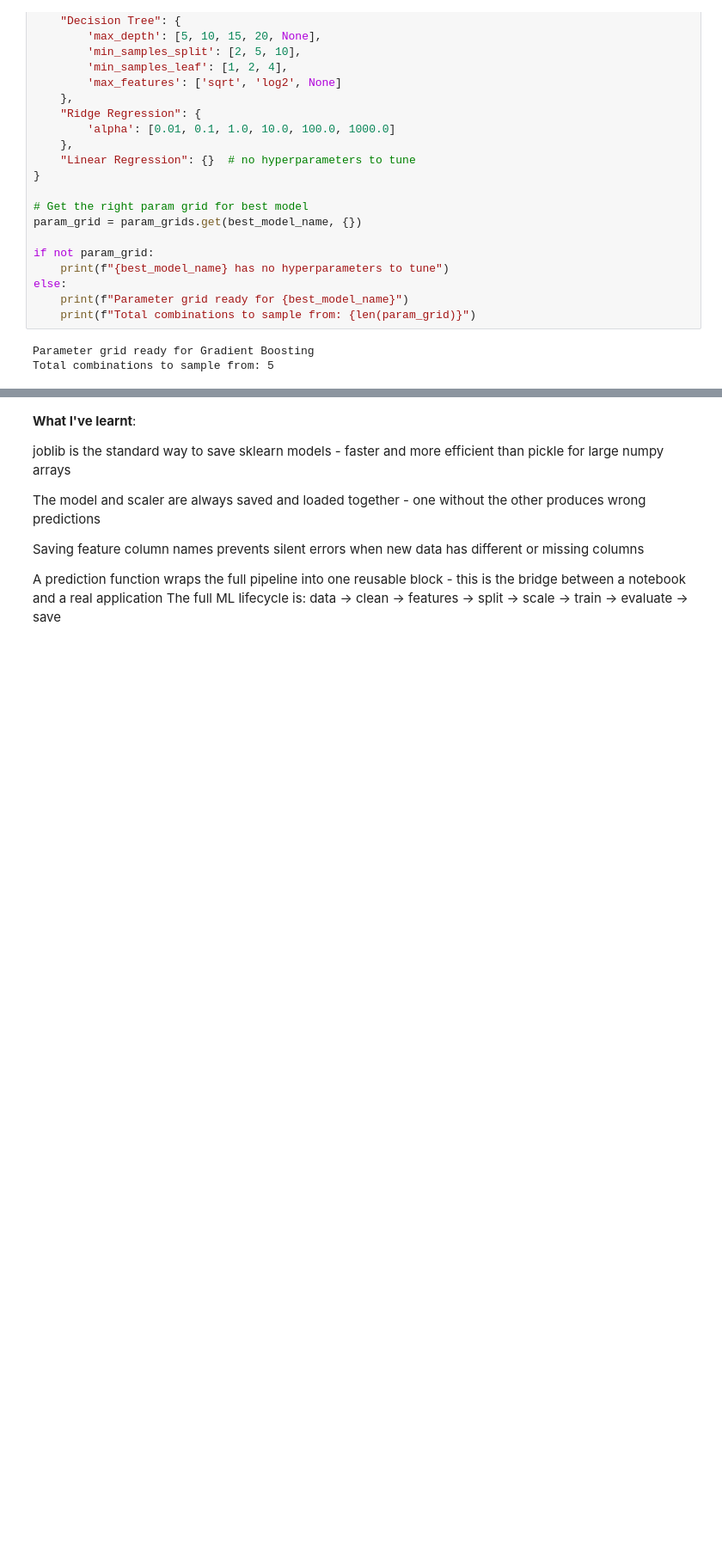
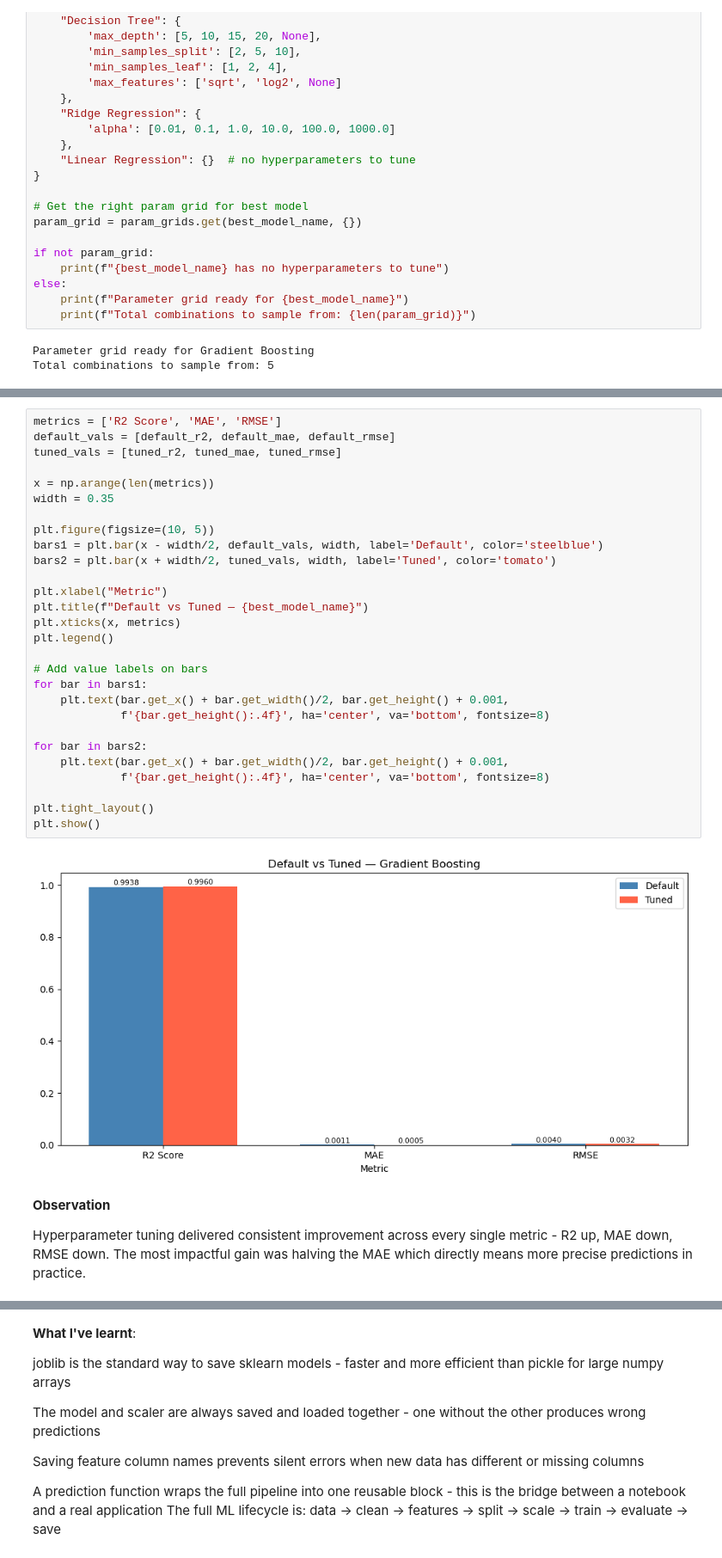
Before and after one commit to timothydzokoto/ALX_data_learning_track_journey, a Jupyter notebook: Projects/CO2_Regression_2.ipynb, the cells around one changed output, grey strips where cells are left out. Shown at 86% size. Drawn from its saved outputs; the diff is of its cells as text; blank space fills up the shorter version.

Commit message:
Added explanation to graphs

```diff
--- a/Projects/CO2_Regression_2.ipynb
+++ b/Projects/CO2_Regression_2.ipynb
@@ -1339,0 +1409,34 @@ if param_grid:
+# %%
+metrics = ['R2 Score', 'MAE', 'RMSE']
+default_vals = [default_r2, default_mae, default_rmse]
+tuned_vals = [tuned_r2, tuned_mae, tuned_rmse]
+
+x = np.arange(len(metrics))
+width = 0.35
+
+plt.figure(figsize=(10, 5))
+bars1 = plt.bar(x - width/2, default_vals, width, label='Default', color='steelblue')
+bars2 = plt.bar(x + width/2, tuned_vals, width, label='Tuned', color='tomato')
+
+plt.xlabel("Metric")
+plt.title(f"Default vs Tuned — {best_model_name}")
+plt.xticks(x, metrics)
+plt.legend()
+
+# Add value labels on bars
+for bar in bars1:
+    plt.text(bar.get_x() + bar.get_width()/2, bar.get_height() + 0.001,
+             f'{bar.get_height():.4f}', ha='center', va='bottom', fontsize=8)
+
+for bar in bars2:
+    plt.text(bar.get_x() + bar.get_width()/2, bar.get_height() + 0.001,
+             f'{bar.get_height():.4f}', ha='center', va='bottom', fontsize=8)
+
+plt.tight_layout()
+plt.show()
+# %% [output]
+[figure, added]
+# %% [markdown]
+**Observation**
+
+Hyperparameter tuning delivered consistent improvement across every single metric - R2 up, MAE down, RMSE down. The most impactful gain was halving the MAE which directly means more precise predictions in practice.
```
Also changed, not shown: parts of 15 cells of this notebook, 1 other file.
